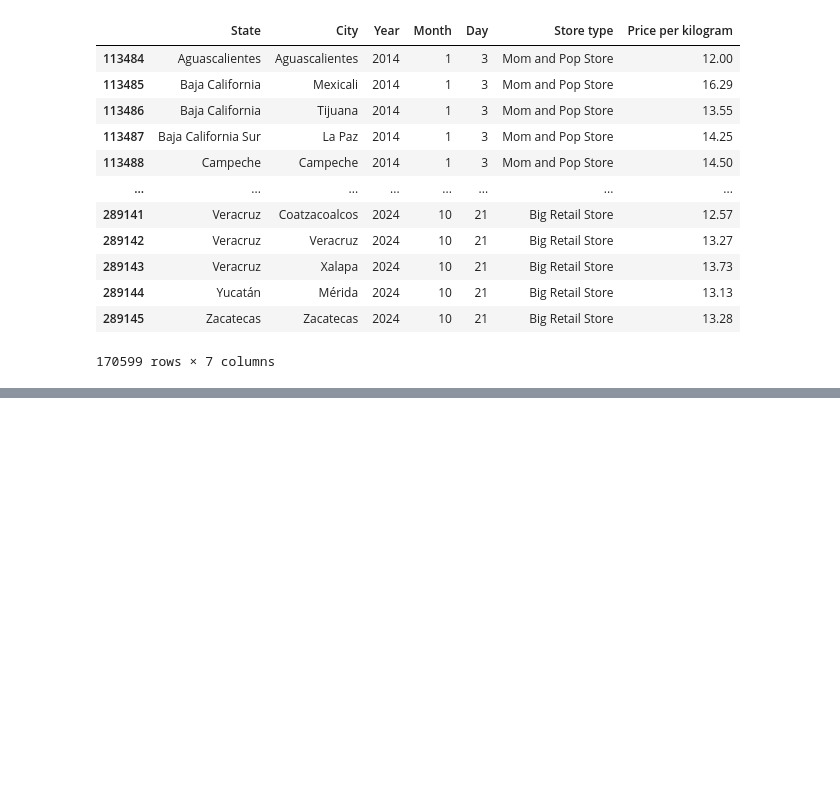
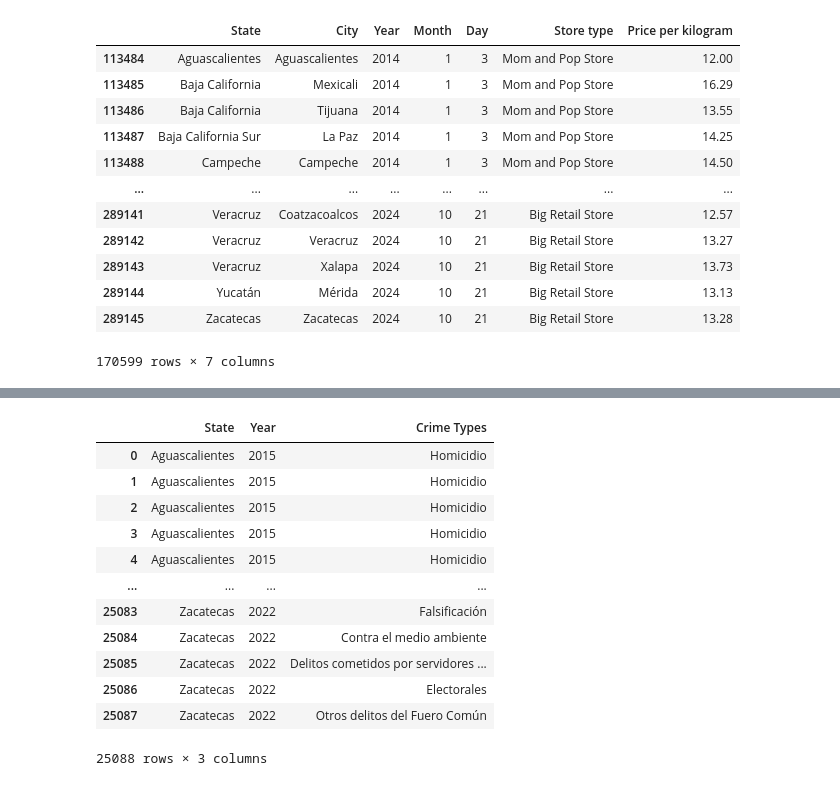
Before and after one commit to Josemarome/Project_1, a Jupyter notebook: Tortilla.ipynb, the cells around one changed output, grey strips where cells are left out. Saved outputs shown, nothing was run; the diff lists cells and outputs as text; code cells hidden in the pictures; blank space fills up the shorter version.

```diff
--- a/Tortilla.ipynb
+++ b/Tortilla.ipynb
@@ -70,0 +104,17 @@ tortilla_data_cleaned_2.to_csv("Resources/new_tortilla.csv", index_label="State"
+# %%
+organized_crime_data = renamed_crime_data[["State","Year","Crime Types"]]
+organized_crime_data
+# %% [output]
+|  | State | Year | Crime Types |
+| 0 | Aguascalientes | 2015 | Homicidio |
+| 1 | Aguascalientes | 2015 | Homicidio |
+| 2 | Aguascalientes | 2015 | Homicidio |
+| 3 | Aguascalientes | 2015 | Homicidio |
+| 4 | Aguascalientes | 2015 | Homicidio |
+| ... | ... | ... | ... |
+| 25083 | Zacatecas | 2022 | Falsificación |
+| 25084 | Zacatecas | 2022 | Contra el medio ambiente |
+| 25085 | Zacatecas | 2022 | Delitos cometidos por servidores ... |
+| 25086 | Zacatecas | 2022 | Electorales |
+| 25087 | Zacatecas | 2022 | Otros delitos del Fuero Común |
+25088 rows × 3 columns
```
Also changed, not shown: parts of 5 cells of this notebook, 1 other file.
